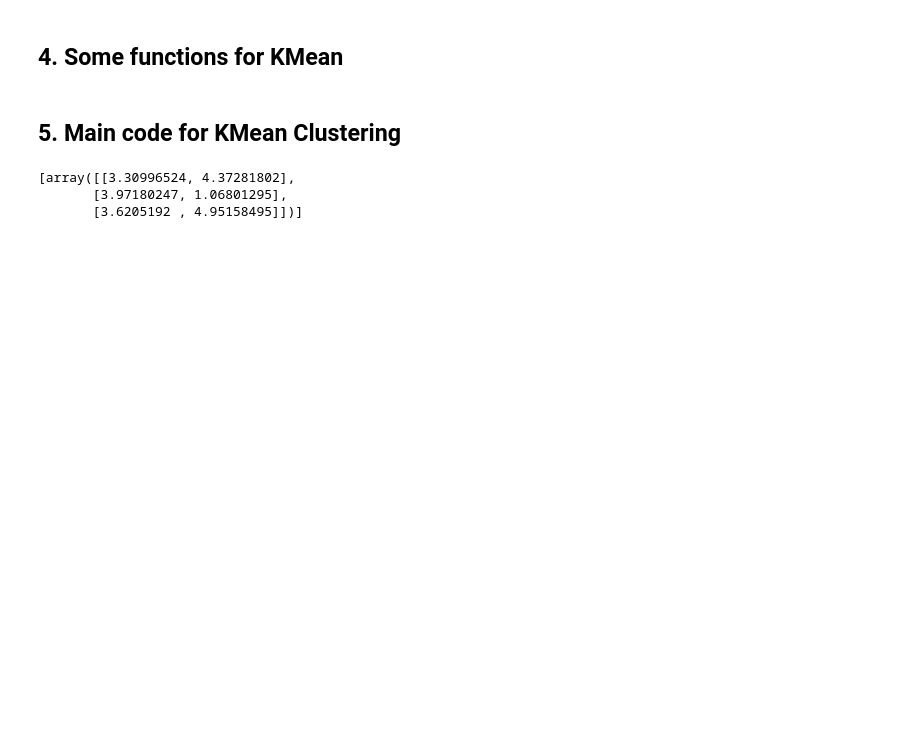
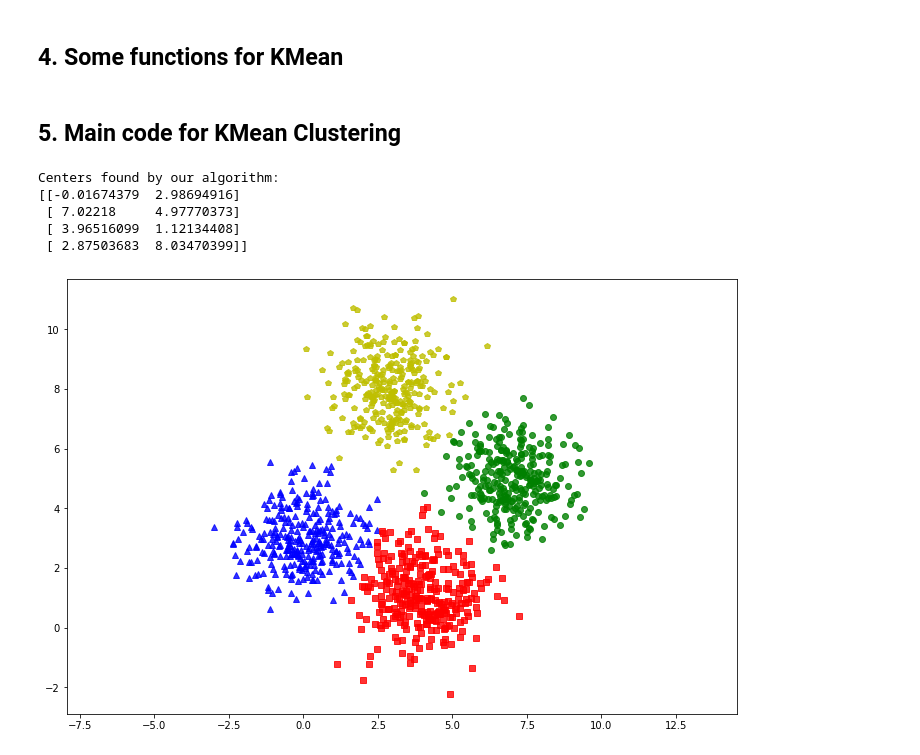
Before and after one commit to khangnl24112002/MachineLearning_Python, a Jupyter notebook: KMeanClustering/KMeanClustering_ToyExample.ipynb, the cells around one changed output. Saved outputs shown, nothing was run; the diff lists cells and outputs as text; code cells hidden in the pictures; blank space fills up the shorter version.

Commit message:
Demo algorithm

```diff
--- a/KMeanClustering/KMeanClustering_ToyExample.ipynb
+++ b/KMeanClustering/KMeanClustering_ToyExample.ipynb
@@ -74,13 +76,26 @@ def kmeans(X, K):
     labels = []
     it = 0
     while True:
-        labels.append(kmeans_assign_labels(X, center[-1]))
-    return (centers)
+        labels.append(kmeans_assign_labels(X, centers[-1]))
+        new_centers = kmeans_update_centers(X, labels[-1],K)
+        if has_converged(centers[-1],new_centers):
+            break
+        centers.append(new_centers)
+        it += 1
+
+
+    return (centers,labels,it)
 # %%
 # Run code
-(center) = kmeans(X, K)
-print(center)
+(centers,labels,it) = kmeans(X, K)
+print('Centers found by our algorithm:')
+print(centers[-1])
+
+kmeans_display(X, labels[-1])
 # %% [output]
-[array([[3.30996524, 4.37281802],
-       [3.97180247, 1.06801295],
-       [3.6205192 , 4.95158495]])]
+Centers found by our algorithm:
+[[-0.01674379  2.98694916]
+ [ 7.02218     4.97770373]
+ [ 3.96516099  1.12134408]
+ [ 2.87503683  8.03470399]]
+[figure, added]
```
Also changed, not shown: parts of 2 cells of this notebook.
